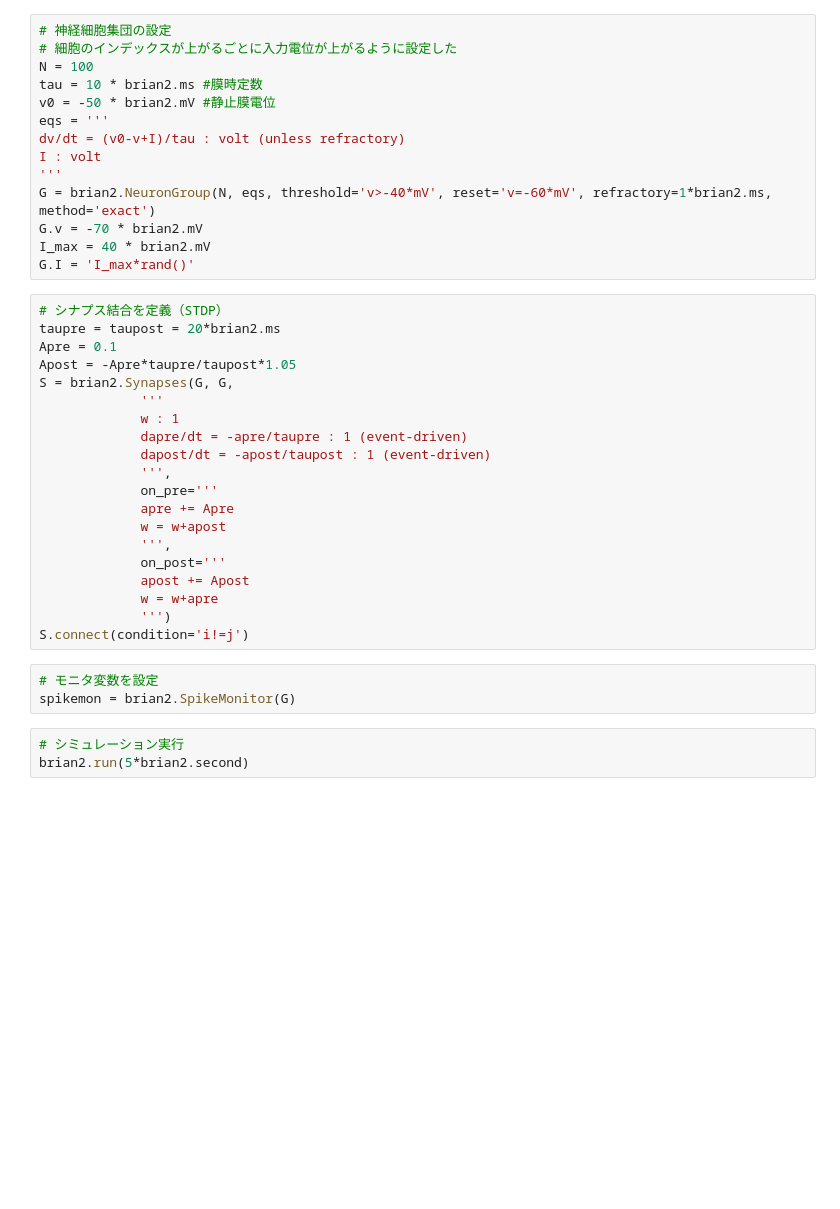
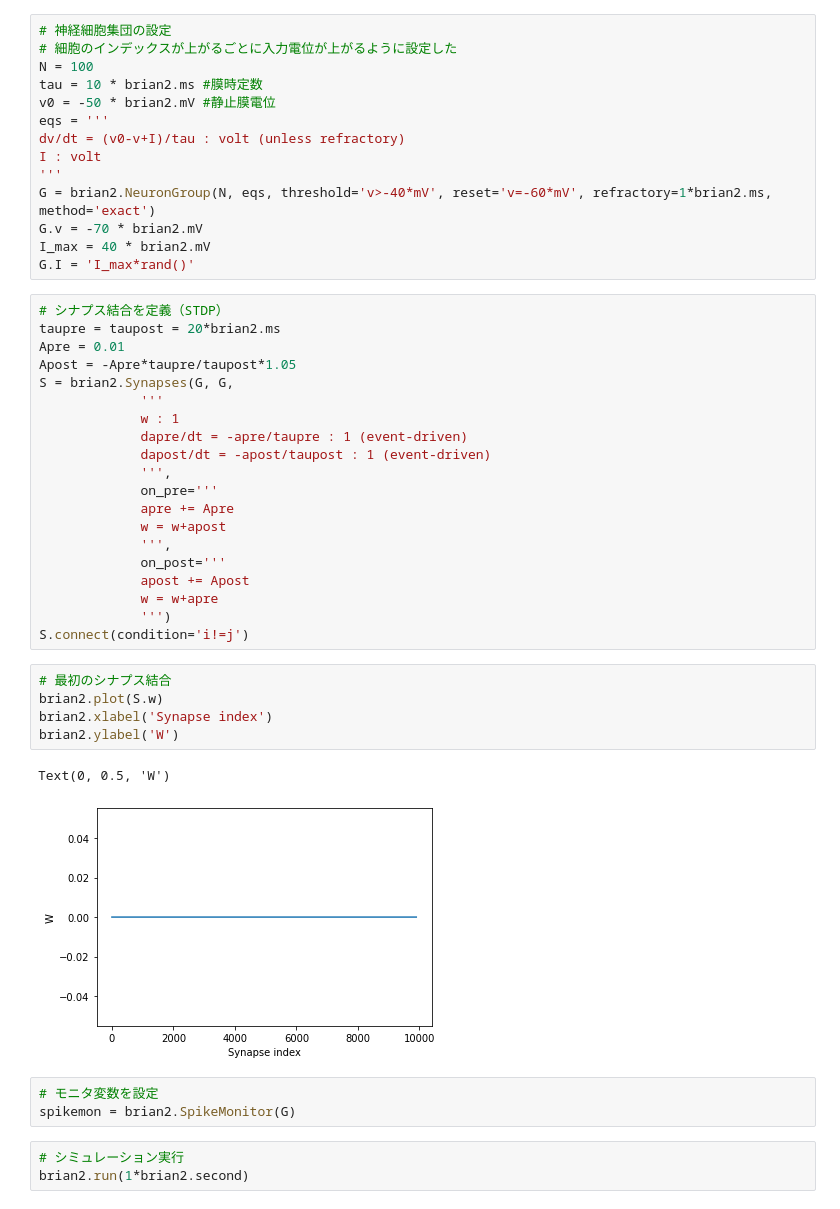
Before and after one commit to atakehiro/Neural_Simulator-Colab, a Jupyter notebook: Brian1.ipynb, the cells around one changed output. Drawn from its saved outputs; the diff is of its cells as text; blank space fills up the shorter version.

```diff
--- a/Brian1.ipynb
+++ b/Brian1.ipynb
@@ -81,7 +88,7 @@ G.I = 'I_max*rand()'
 # %%
 # シナプス結合を定義（STDP）
 taupre = taupost = 20*brian2.ms
-Apre = 0.1
+Apre = 0.01
 Apost = -Apre*taupre/taupost*1.05
 S = brian2.Synapses(G, G,
              '''
@@ -98,9 +105,17 @@ S = brian2.Synapses(G, G,
              w = w+apre
              ''')
 S.connect(condition='i!=j')
+# %%
+# 最初のシナプス結合
+brian2.plot(S.w)
+brian2.xlabel('Synapse index')
+brian2.ylabel('W')
+# %% [output]
+Text(0, 0.5, 'W')
+[figure, added]
 # %%
 # モニタ変数を設定
 spikemon = brian2.SpikeMonitor(G)
 # %%
 # シミュレーション実行
-brian2.run(5*brian2.second)
+brian2.run(1*brian2.second)
```
Also changed, not shown: parts of 6 cells of this notebook.
